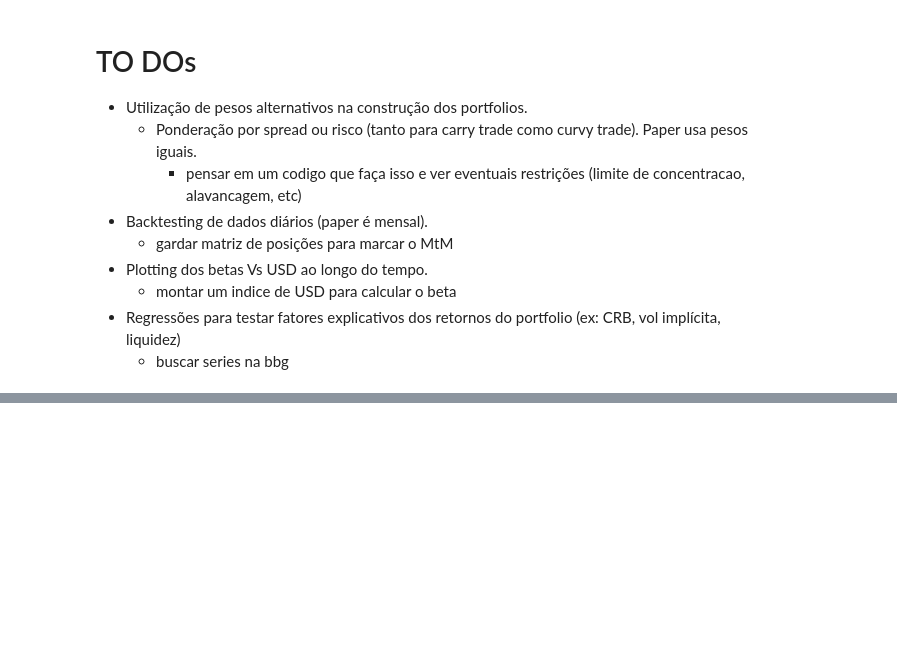
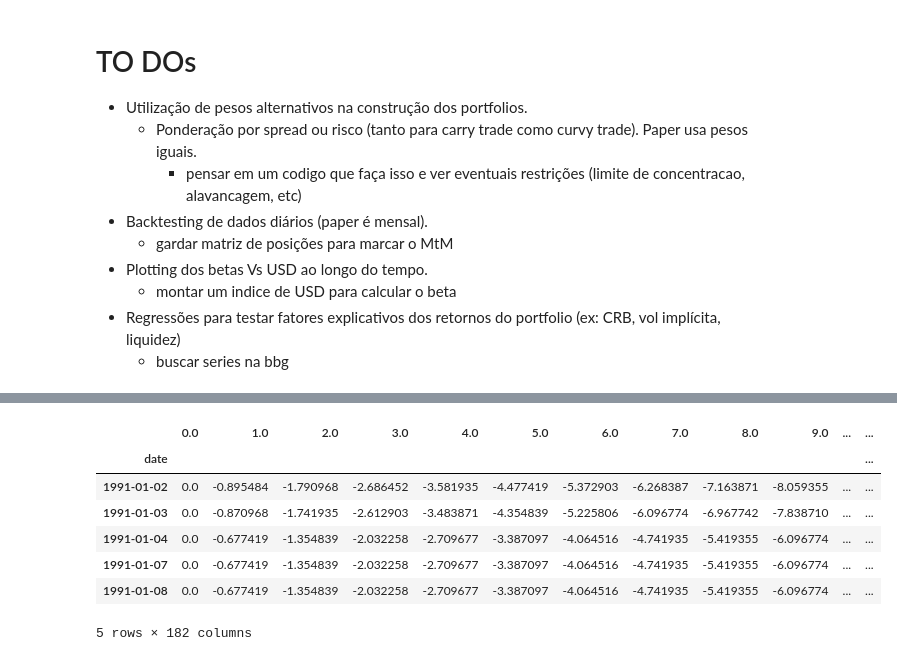
Before and after one commit to fabioyamazumi/curvy_trade, a Jupyter notebook: Curvy_trade05.ipynb, the cells around one changed output, grey strips where cells are left out. Cells and saved outputs as stored; diff of their text form; code cells hidden in the pictures; blank space fills up the shorter version.

```diff
--- a/Curvy_trade05.ipynb
+++ b/Curvy_trade05.ipynb
@@ -1161,0 +1262,12 @@ table03
+# %%
+AUD_daily_fwdpts = consulta_fwdcurve_bbg()
+AUD_daily_fwdpts.head()
+# %% [output]
+|  | 0.0 | 1.0 | 2.0 | 3.0 | 4.0 | 5.0 | 6.0 | 7.0 | 8.0 | 9.0 | ... | ... |
+| date |  |  |  |  |  |  |  |  |  |  |  | ... |
+| 1991-01-02 | 0.0 | -0.895484 | -1.790968 | -2.686452 | -3.581935 | -4.477419 | -5.372903 | -6.268387 | -7.163871 | -8.059355 | ... | ... |
+| 1991-01-03 | 0.0 | -0.870968 | -1.741935 | -2.612903 | -3.483871 | -4.354839 | -5.225806 | -6.096774 | -6.967742 | -7.838710 | ... | ... |
+| 1991-01-04 | 0.0 | -0.677419 | -1.354839 | -2.032258 | -2.709677 | -3.387097 | -4.064516 | -4.741935 | -5.419355 | -6.096774 | ... | ... |
+| 1991-01-07 | 0.0 | -0.677419 | -1.354839 | -2.032258 | -2.709677 | -3.387097 | -4.064516 | -4.741935 | -5.419355 | -6.096774 | ... | ... |
+| 1991-01-08 | 0.0 | -0.677419 | -1.354839 | -2.032258 | -2.709677 | -3.387097 | -4.064516 | -4.741935 | -5.419355 | -6.096774 | ... | ... |
+5 rows × 182 columns
```
Also changed, not shown: parts of 19 cells of this notebook.
